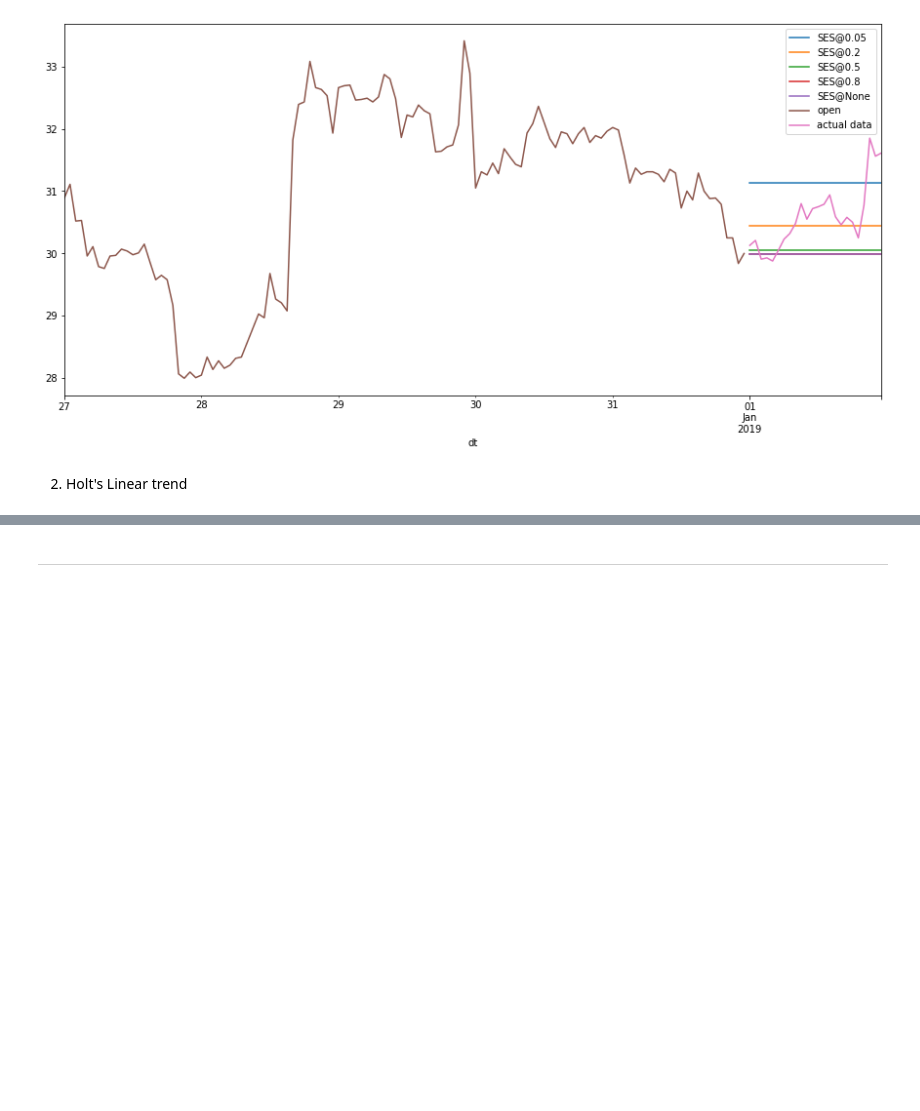
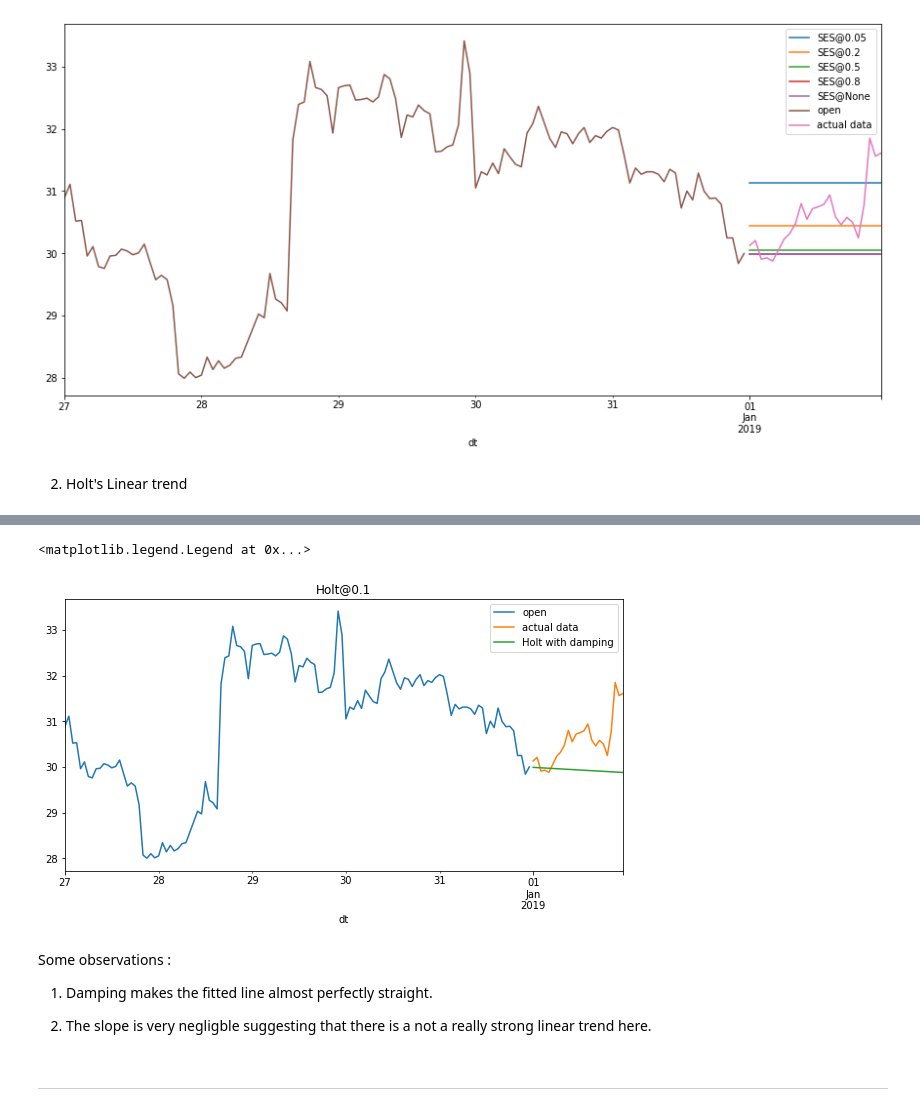
Before and after one commit to NilakshiMondal/Bitcoin-Price-Analysis, a Jupyter notebook: nbs/TS Analysis.ipynb, the cells around one changed output, grey strips where cells are left out. Cells and saved outputs as stored; diff of their text form; code cells hidden in the pictures; blank space fills up the shorter version.

```diff
--- a/nbs/TS Analysis.ipynb
+++ b/nbs/TS Analysis.ipynb
@@ -456,3 +474,24 @@ plt.legend()
+# %%
+# enlarged graph without damping at same params as above
+model = Holt(data_subset)
+model_fitted = model.fit(None, None)
+forecasts = model_fitted.forecast(24)
+fig, ax = plt.subplots(1,1,figsize = (10,5))
+data_subset.iloc[-24*5:].plot(ax = ax) # last 5 days of 2018
+ltc.data.open.loc['2019-01-01'].plot(label = 'actual data', ax = ax)
+
+forecasts.plot(label = 'Holt with damping', ax = ax) # plotting the forecasts
+ax.set_title('Holt@'+str(damp))
+ax.legend()
+# %% [output]
+<matplotlib.legend.Legend at 0x...>
+[figure, added]
+# %% [markdown]
+Some observations :
+
+1) Damping makes the fitted line almost perfectly straight.
+
+2) The slope is very negligble suggesting that there is a not a really strong linear trend here.
 # %% [markdown]
 -----
 # %% [markdown]
```
Also changed, not shown: parts of 4 cells of this notebook.
